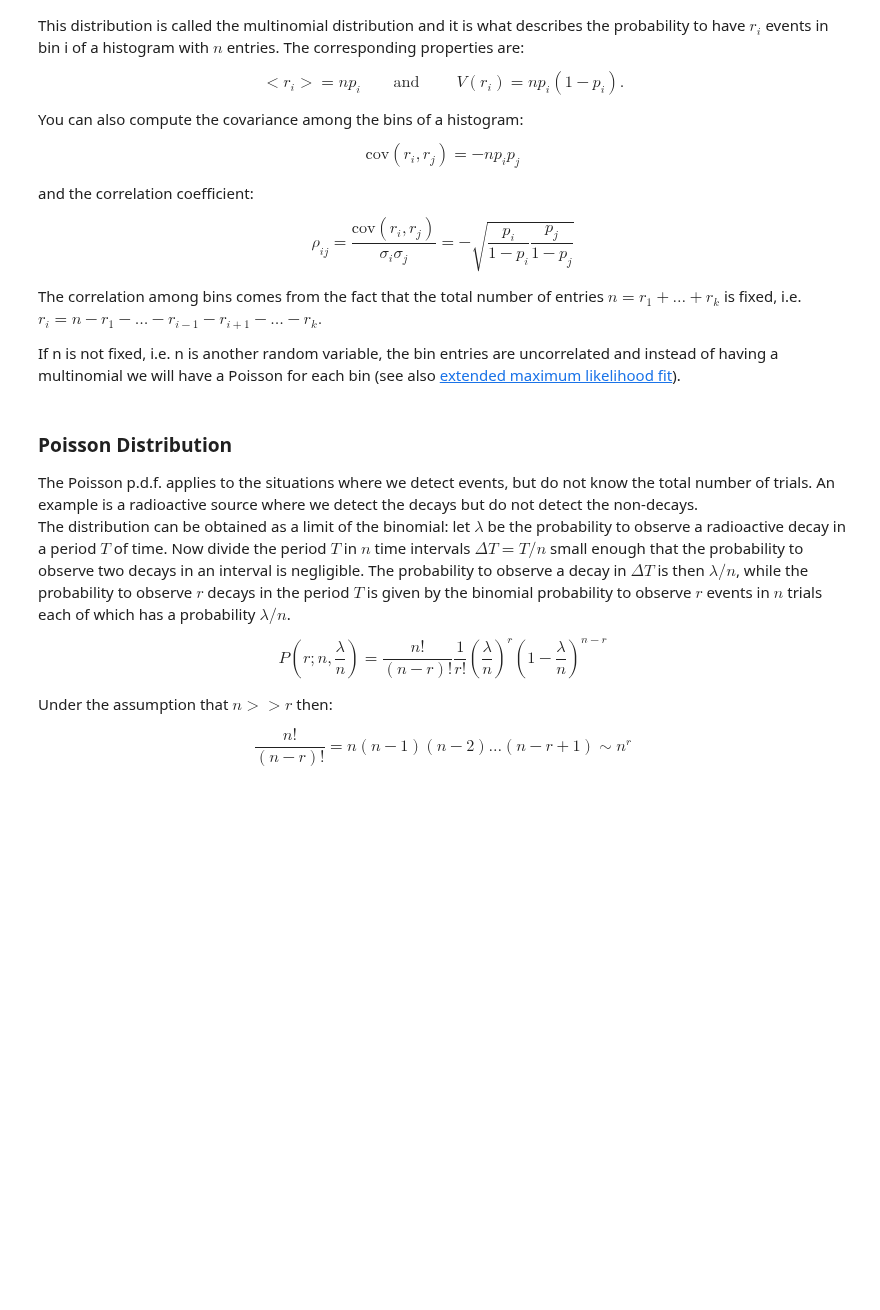
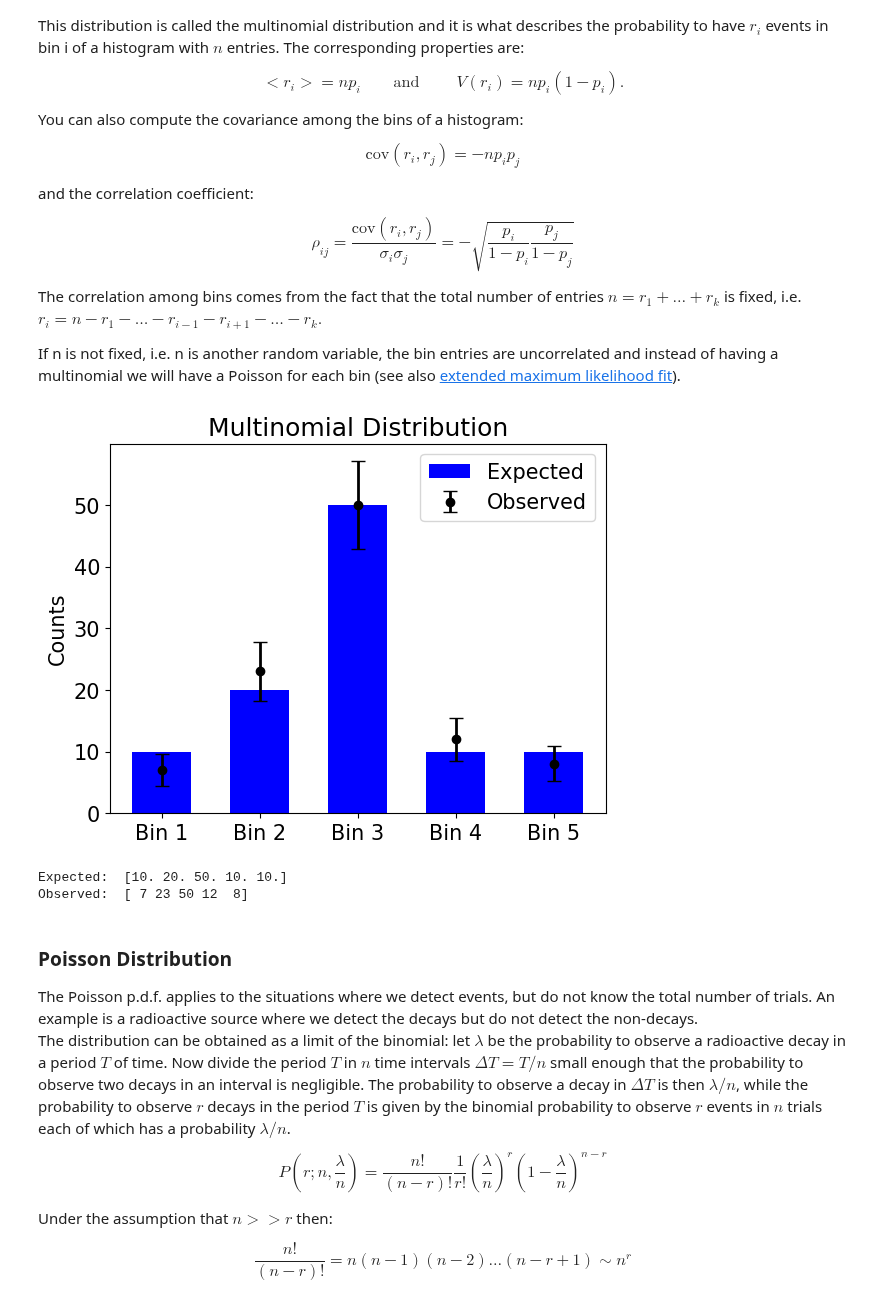
Before and after one commit to mdonega/hep-datanalysis-jb, a Jupyter notebook: book/probabilityDistributions.ipynb, the cells around one changed output. Cells and saved outputs as stored; diff of their text form; code cells hidden in the pictures; blank space fills up the shorter version.

Commit message:
updated up to prob distributions FS25

```diff
--- a/book/probabilityDistributions.ipynb
+++ b/book/probabilityDistributions.ipynb
@@ -310,6 +322,46 @@ The correlation among bins comes from the fact that the total number of entries
 If n is not fixed, i.e. n is another random variable, the bin entries are
 uncorrelated and instead of having a multinomial we will have a Poisson
 for each bin (see also [extended maximum likelihood fit](./likelihood.html#sec:EMLF)).
+# %%
+import numpy as np
+import matplotlib.pyplot as plt
+
+# Define parameters
+n = 100  # Total number of trials
+p = [0.1, 0.2, 0.5, 0.1, 0.1]  # Given probability distribution
+
+# Generate a random sample from a multinomial distribution
+observed_counts = np.random.multinomial(n, p)
+
+# Compute expected counts
+expected_counts = np.array(p) * n
+
+# Compute error bars for observed counts (using Poisson statistics)
+errors = np.sqrt(observed_counts)  # Poisson uncertainty ~ sqrt(N)
+
+# Labels for bins
+labels = ["Bin 1", "Bin 2", "Bin 3", "Bin 4", "Bin 5"]
+x = np.arange(len(labels))
+
+# Plot expected counts as blue bars
+plt.bar(x, expected_counts, width=0.6, label="Expected", color="b", alpha=1.0)
+
+# Plot observed counts as black points with error bars
+plt.errorbar(x, observed_counts, yerr=errors, fmt='ko', label="Observed", capsize=5)
+
+# Formatting
+plt.xticks(x, labels)
+plt.ylabel("Counts")
+plt.title("Multinomial Distribution")
+plt.legend()
+plt.show()
+
+print ("Expected: ", expected_counts)
+print ("Observed: ", observed_counts)
+# %% [output]
+[figure, added]
+Expected:  [10. 20. 50. 10. 10.]
+Observed:  [ 7 23 50 12  8]
 # %% [markdown]
 ### Poisson Distribution
 
```
Also changed, not shown: parts of 6 cells of this notebook, 2 other files.
